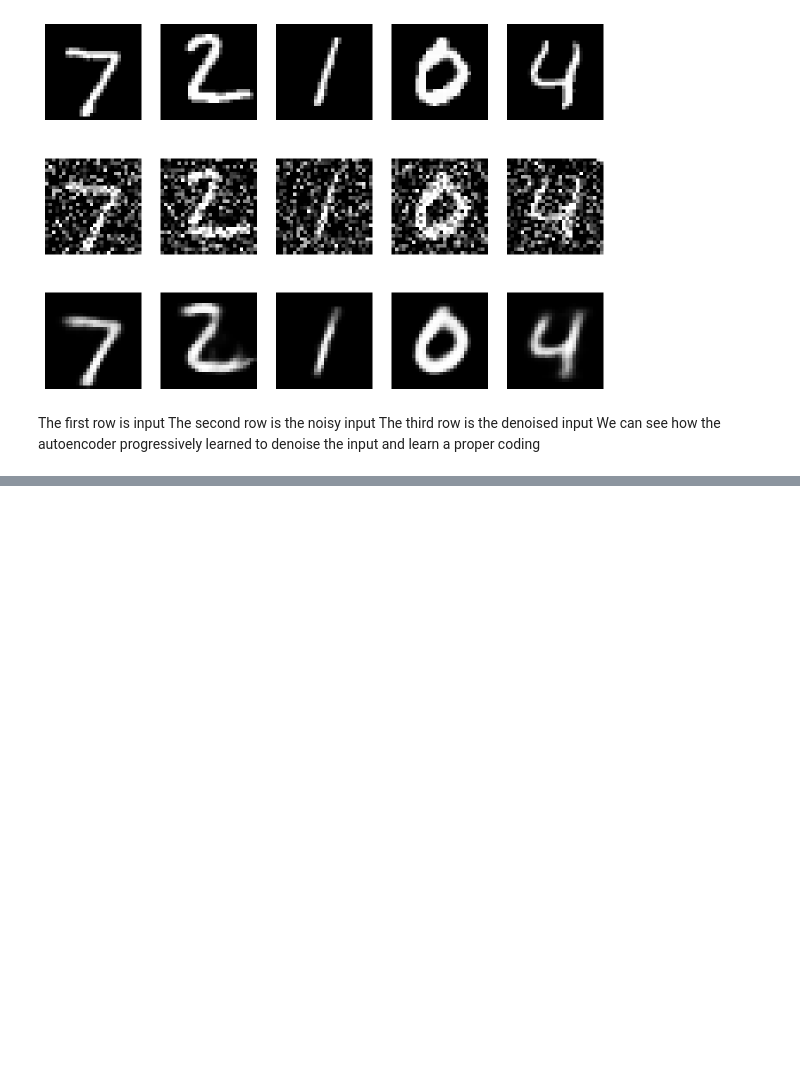
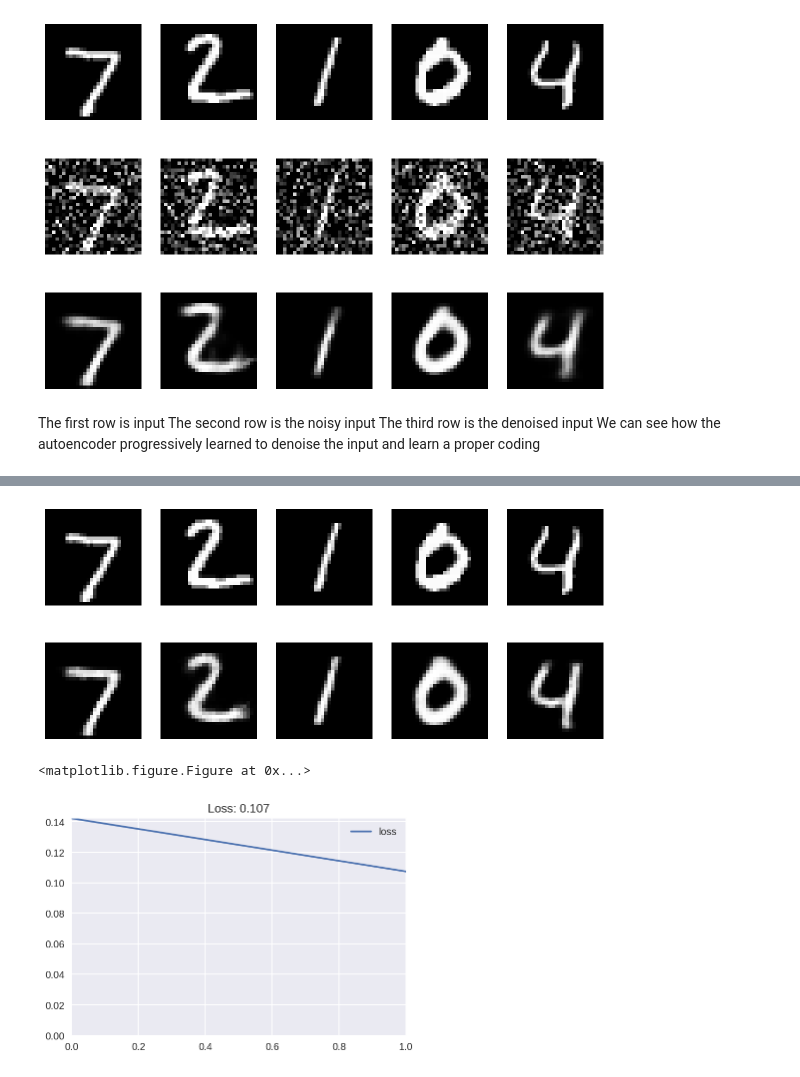
Before and after one commit to birajaghoshal/deep-learning-notes, a Jupyter notebook: autoencoders,embeddings and magic/Motivating The Autoencoder.ipynb, the cells around one changed output, grey strips where cells are left out. Cells and saved outputs as stored; diff of their text form; code cells hidden in the pictures; blank space fills up the shorter version.

Commit message:
autoencoder + keras MLP + salakhutdinov & hinton implementation

```diff
--- a/autoencoders,embeddings and magic/Motivating The Autoencoder.ipynb
+++ b/autoencoders,embeddings and magic/Motivating The Autoencoder.ipynb
@@ -259,3 +259,21 @@ The first row is input
 The second row is the noisy input
 The third row is the denoised input
 We can see how the autoencoder progressively learned to denoise the input and learn a proper coding
+# %%
+# building the architecture from G.Hinton and Salakhutdinov
+input_size = 784
+code_size = 32
+#setting the architecture
+input_img = Input(shape=(input_size,))
+hidden_1 = Dense(1000, activation='relu')(input_img)
+hidden_2 = Dense(500,activation='relu')(hidden_1)
+hidden_3 = Dense(250,activation='relu')(hidden_2)
+code = Dense(32, activation='relu')(hidden_3)
+hidden_4 = Dense(250, activation='relu')(code)
+hidden_5 = Dense(500,activation='relu')(hidden_4)
+hidden_6 = Dense(1000,activation='relu')(hidden_5)
+output_img = Dense(input_size, activation='sigmoid')(hidden_6)
+#building and compiling the model
+autoencoder = Model(input_img, output_img)
+autoencoder.compile(optimizer='adam', loss='binary_crossentropy')
+encoder_history = autoencoder.fit(x_train, x_train, epochs=2)
@@ -261,0 +285,7 @@ We can see how the autoencoder progressively learned to denoise the input and le
+# %%
+plot_autoencoder_outputs(autoencoder, 5, (28, 28))
+plot_loss(encoder_history)
+# %% [output]
+[figure, added]
+<matplotlib.figure.Figure at 0x...>
+[figure, added]
```
Also changed, not shown: parts of 2 cells of this notebook, 1 other file.
